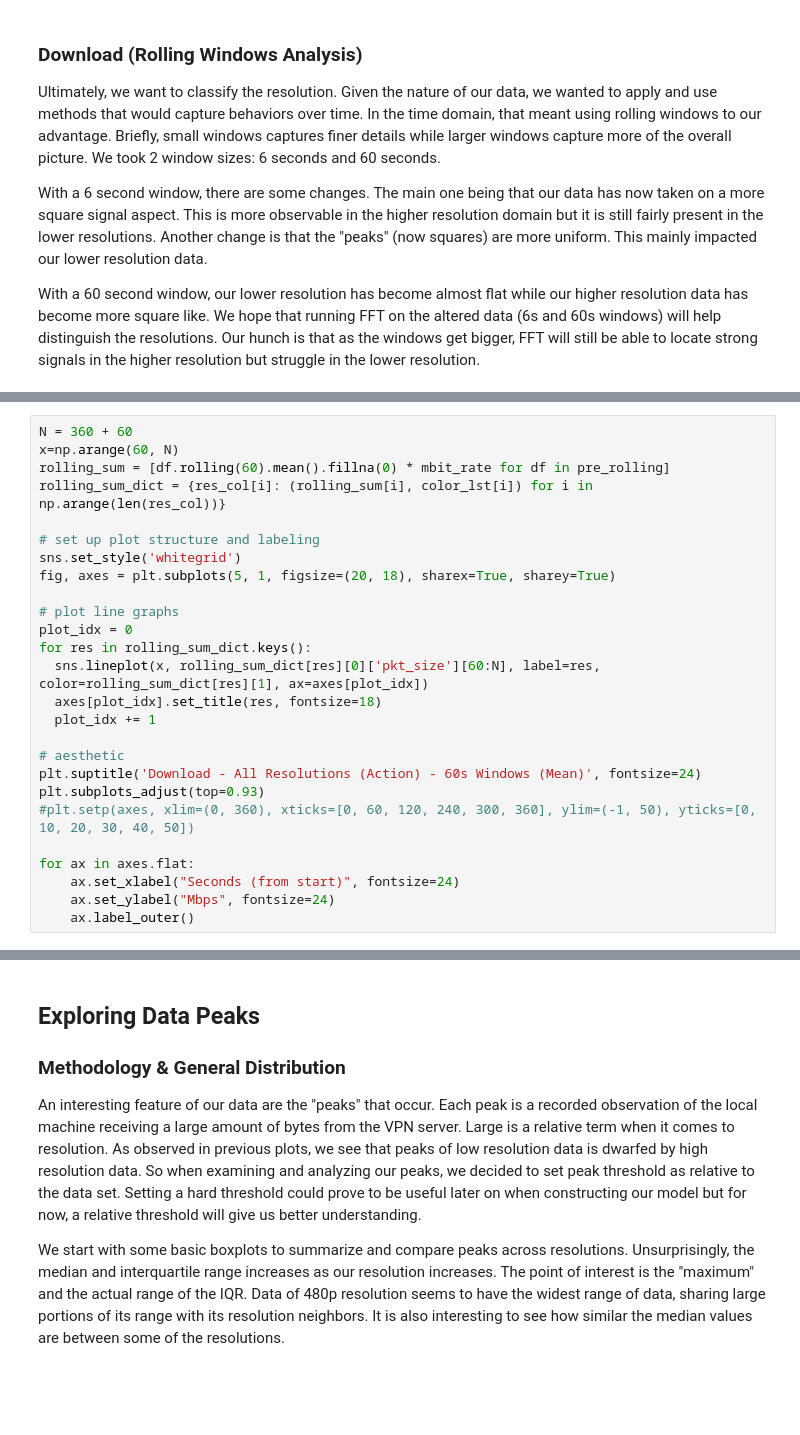
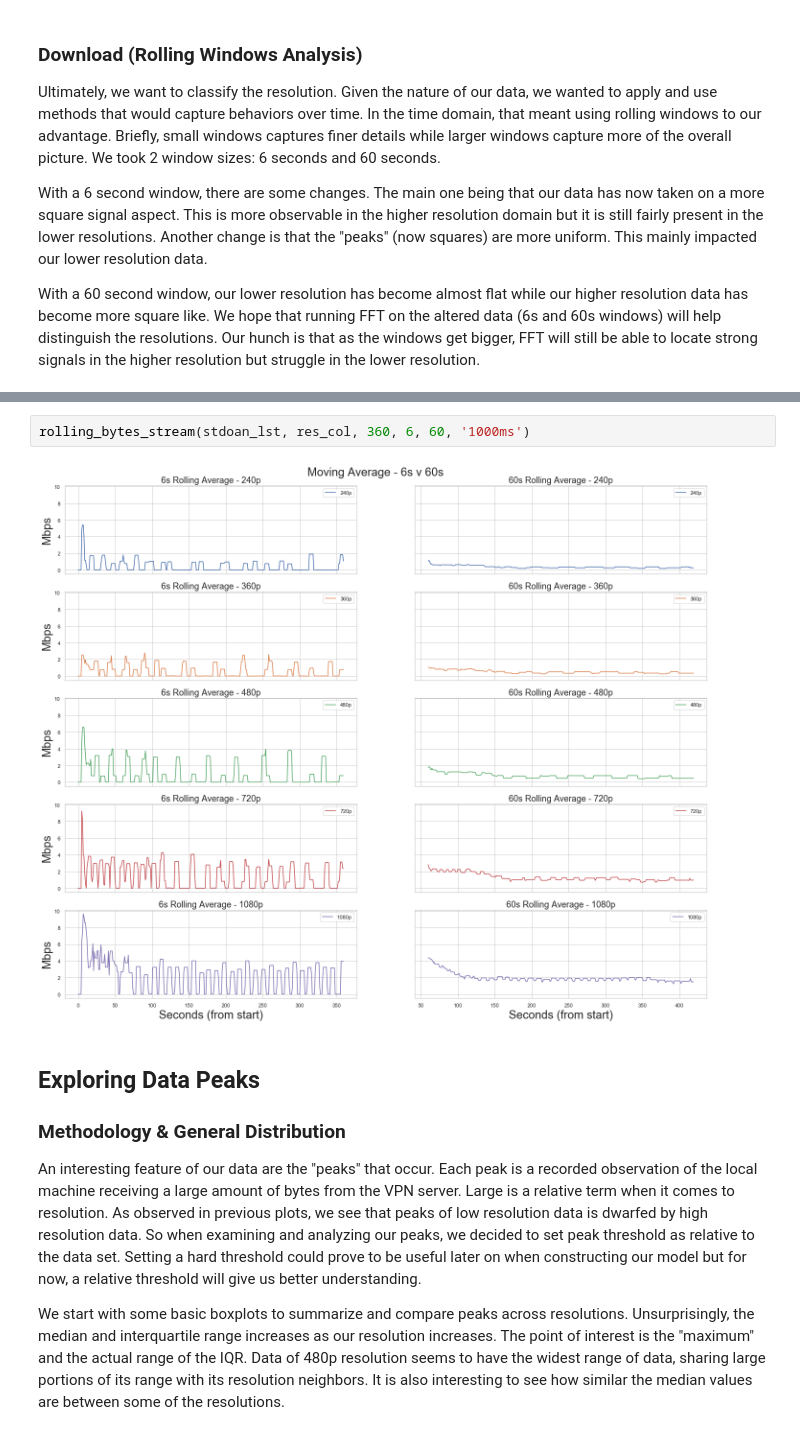
Before and after one commit to stephdoan/ResRecovery, a Jupyter notebook: notebooks/EDA.ipynb, the cells around one changed output, grey strips where cells are left out. Drawn from its saved outputs; the diff is of its cells as text; blank space fills up the shorter version.

```diff
--- a/notebooks/EDA.ipynb
+++ b/notebooks/EDA.ipynb
@@ -178,26 +117,0 @@ for ax in axes.flat:
-# %%
-N = 360 + 60
-x=np.arange(60, N)
-rolling_sum = [df.rolling(60).mean().fillna(0) * mbit_rate for df in pre_rolling]
-rolling_sum_dict = {res_col[i]: (rolling_sum[i], color_lst[i]) for i in np.arange(len(res_col))}
-
-# set up plot structure and labeling
-sns.set_style('whitegrid')
-fig, axes = plt.subplots(5, 1, figsize=(20, 18), sharex=True, sharey=True)
-
-# plot line graphs
-plot_idx = 0
-for res in rolling_sum_dict.keys():
-  sns.lineplot(x, rolling_sum_dict[res][0]['pkt_size'][60:N], label=res, color=rolling_sum_dict[res][1], ax=axes[plot_idx])
-  axes[plot_idx].set_title(res, fontsize=18)
-  plot_idx += 1
-
-# aesthetic
-plt.suptitle('Download - All Resolutions (Action) - 60s Windows (Mean)', fontsize=24)
-plt.subplots_adjust(top=0.93)
-#plt.setp(axes, xlim=(0, 360), xticks=[0, 60, 120, 240, 300, 360], ylim=(-1, 50), yticks=[0, 10, 20, 30, 40, 50])
-
-for ax in axes.flat:
-    ax.set_xlabel("Seconds (from start)", fontsize=24)
-    ax.set_ylabel("Mbps", fontsize=24)
-    ax.label_outer()
@@ -206,3 +118,7 @@ for ax in axes.flat:
+# %%
+rolling_bytes_stream(stdoan_lst, res_col, 360, 6, 60, '1000ms')
+# %% [output]
+[figure, added]
 # %% [markdown]
 ## Exploring Data Peaks
 
```
Also changed, not shown: parts of 12 cells of this notebook, 3 other files.
